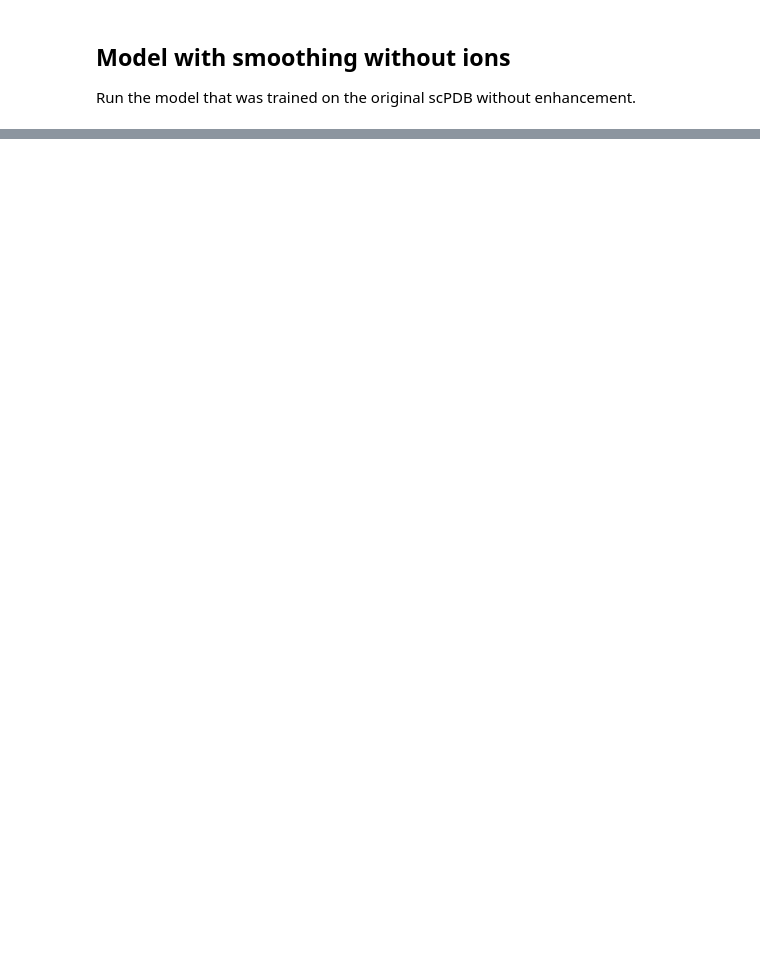
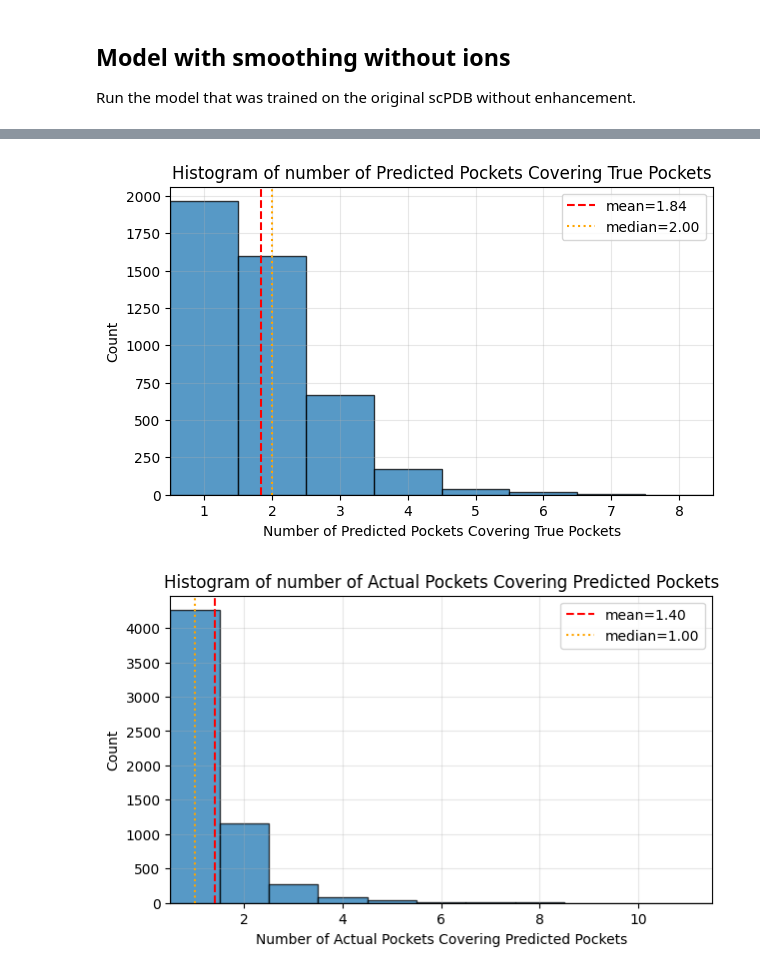
Before and after one commit to skrhakv/seq2pocket, a Jupyter notebook: src/clustering/atom-pocket-level-evaluation.ipynb, the cells around one changed output, grey strips where cells are left out. Saved outputs shown, nothing was run; the diff lists cells and outputs as text; code cells hidden in the pictures; blank space fills up the shorter version.

```diff
--- a/src/clustering/atom-pocket-level-evaluation.ipynb
+++ b/src/clustering/atom-pocket-level-evaluation.ipynb
@@ -752,0 +1134,71 @@ best_residue_overlap mean=0.5306, median=0.5227
+# %%
+import numpy as np
+import matplotlib.pyplot as plt
+import numpy as np
+
+number_of_pockets = sum([len(i) for i in binding_residues.values()])
+
+mean_br = np.mean(best_residue_overlaps)
+median_br = np.median(best_residue_overlaps)
+print(f'best_residue_overlap mean={mean_br:.4f}, median={median_br:.4f}')
+
+print(np.sum(np.array(DCCs) < 12) / number_of_pockets, f'({np.sum(np.array(DCCs) < 4) / number_of_pockets})')
+print(np.sum(np.array(DCCs_N_plus_K) < 12) / number_of_pockets, f'({np.sum(np.array(DCCs_N_plus_K) < 4) / number_of_pockets})')
+print(np.sum(np.array(DCCs_N) < 12) / number_of_pockets, f'({np.sum(np.array(DCCs_N) < 4) / number_of_pockets})')
+
+
+print('\nSmall binding pockets (less than 10 residues):')
+small_pockets_DCCs = [DCCs[i] for i in range(len(DCCs)) if is_small_pocket_DCC[i]]
+print(f'Overall DCC < 12: {np.sum(np.array(small_pockets_DCCs) < 12) / len(small_pockets_DCCs):.4f} ({np.sum(np.array(small_pockets_DCCs) < 4) / len(small_pockets_DCCs):.4f})')
+small_pockets_DCCs_N_plus_K = [DCCs_N_plus_K[i] for i in range(len(DCCs_N_plus_K)) if is_small_pocket_DCC_N_plus_K[i]]
+print(f'N+K DCC < 12: {np.sum(np.array(small_pockets_DCCs_N_plus_K) < 12) / len(small_pockets_DCCs_N_plus_K):.4f} ({np.sum(np.array(small_pockets_DCCs_N_plus_K) < 4) / len(small_pockets_DCCs_N_plus_K):.4f})')
+small_pockets_DCCs_N = [DCCs_N[i] for i in range(len(DCCs_N)) if is_small_pocket_DCC_N[i]]
+print(f'N DCC < 12: {np.sum(np.array(small_pockets_DCCs_N) < 12) / len(small_pockets_DCCs_N):.4f} ({np.sum(np.array(small_pockets_DCCs_N) < 4) / len(small_pockets_DCCs_N):.4f})')
+
+print('\nLarge binding pockets (10 or more residues):')
+large_pockets_DCCs = [DCCs[i] for i in range(len(DCCs)) if not is_small_pocket_DCC[i]]
+print(f'Overall DCC < 12: {np.sum(np.array(large_pockets_DCCs) < 12) / len(large_pockets_DCCs):.4f} ({np.sum(np.array(large_pockets_DCCs) < 4) / len(large_pockets_DCCs):.4f})')
+large_pockets_DCCs_N_plus_K = [DCCs_N_plus_K[i] for i in range(len(DCCs_N_plus_K)) if not is_small_pocket_DCC_N_plus_K[i]]
+print(f'N+K DCC < 12: {np.sum(np.array(large_pockets_DCCs_N_plus_K) < 12) / len(large_pockets_DCCs_N_plus_K):.4f} ({np.sum(np.array(large_pockets_DCCs_N_plus_K) < 4) / len(large_pockets_DCCs_N_plus_K):.4f})')
+large_pockets_DCCs_N = [DCCs_N[i] for i in range(len(DCCs_N)) if not is_small_pocket_DCC_N[i]]
+print(f'N DCC < 12: {np.sum(np.array(large_pockets_DCCs_N) < 12) / len(large_pockets_DCCs_N):.4f} ({np.sum(np.array(large_pockets_DCCs_N) < 4) / len(large_pockets_DCCs_N):.4f})')
+
+
+fig, ax = plt.subplots(figsize=(7, 4))
+
+# Remove zeros
+number_of_overlapping_actual_sites_on_predicted_pocket_without_zeros = [i for i in number_of_overlapping_actual_sites_on_predicted_pocket if i != 0]
+bins = np.arange(-0.5, max(number_of_overlapping_actual_sites_on_predicted_pocket_without_zeros) + 1.5, 1)
+ax.clear()
+ax.hist(number_of_overlapping_actual_sites_on_predicted_pocket_without_zeros, bins=bins, color='C0', edgecolor='k', alpha=0.75)
+mean_cov = np.mean(number_of_overlapping_actual_sites_on_predicted_pocket_without_zeros)
+median_cov = np.median(number_of_overlapping_actual_sites_on_predicted_pocket_without_zeros)
+ax.axvline(mean_cov, color='red', linestyle='--', label=f"mean={mean_cov:.2f}")
+ax.axvline(median_cov, color='orange', linestyle=':', label=f"median={median_cov:.2f}")
+ax.set_title("Histogram of number of Predicted Pockets Covering True Pockets")
+ax.set_xlim(0.5, max(number_of_overlapping_actual_sites_on_predicted_pocket_without_zeros) + 0.5)
+ax.set_xlabel("Number of Predicted Pockets Covering True Pockets")
+ax.set_ylabel("Count")
+ax.legend()
+ax.grid(alpha=0.3)
+plt.show()
+
+fig, ax = plt.subplots(figsize=(7, 4))
+
+# Remove zeros
+number_of_overlapping_predictions_on_actual_pocket_without_zeros = [i for i in number_of_overlapping_predictions_on_actual_pocket if i != 0]
+bins = np.arange(-0.5, max(number_of_overlapping_predictions_on_actual_pocket_without_zeros) + 1.5, 1)
+ax.clear()
+ax.hist(number_of_overlapping_predictions_on_actual_pocket_without_zeros, bins=bins, color='C0', edgecolor='k', alpha=0.75)
+mean_cov = np.mean(number_of_overlapping_predictions_on_actual_pocket_without_zeros)
+median_cov = np.median(number_of_overlapping_predictions_on_actual_pocket_without_zeros)
+ax.axvline(mean_cov, color='red', linestyle='--', label=f"mean={mean_cov:.2f}")
+ax.axvline(median_cov, color='orange', linestyle=':', label=f"median={median_cov:.2f}")
+ax.set_title("Histogram of number of Actual Pockets Covering Predicted Pockets")
+ax.set_xlim(0.5, max(number_of_overlapping_predictions_on_actual_pocket_without_zeros) + 0.5)
+ax.set_xlabel("Number of Actual Pockets Covering Predicted Pockets")
+ax.set_ylabel("Count")
+ax.legend()
+ax.grid(alpha=0.3)
+plt.show()
+# %% [output]
@@ -752,0 +1219,2 @@ best_residue_overlap mean=0.5306, median=0.5227
+[figure, added]
+[figure, added]
```
Also changed, not shown: parts of 11 cells of this notebook, 7 other files.
